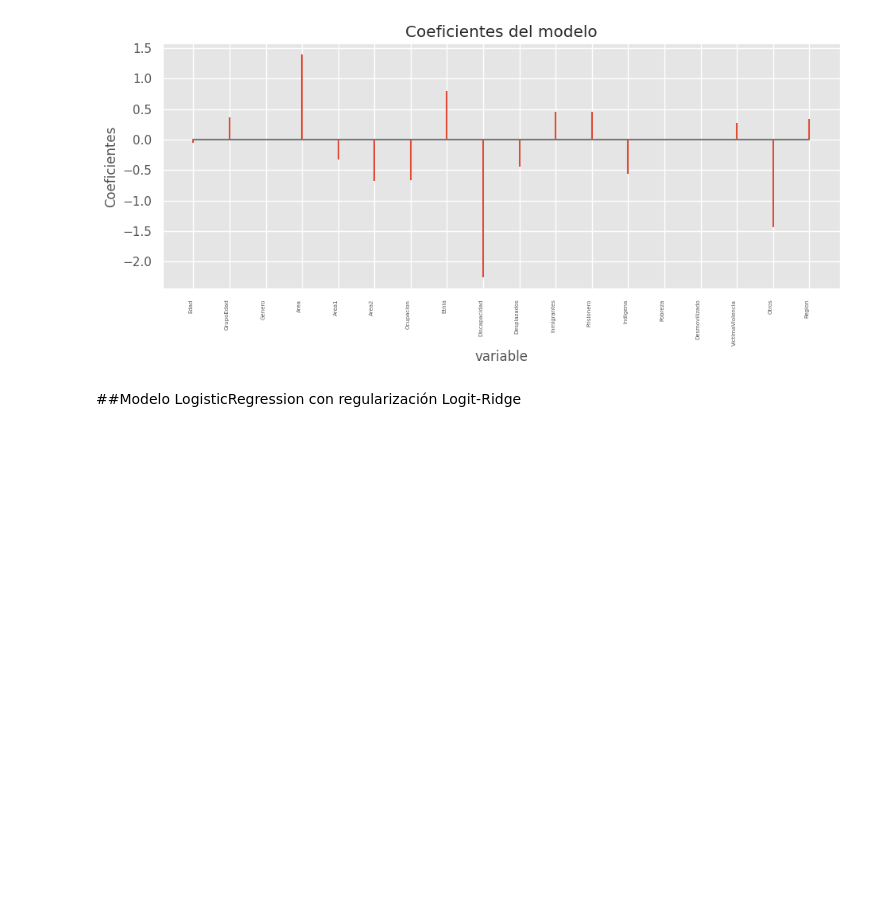
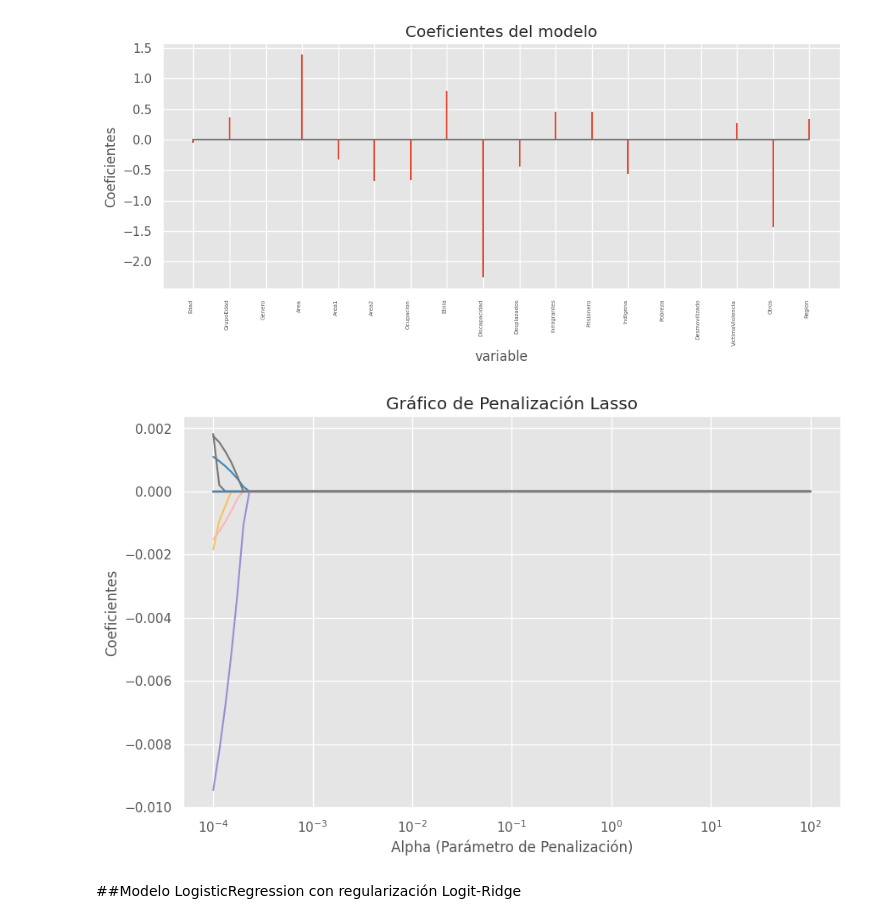
Before and after one commit to cam2149/MachinelearningI, a Jupyter notebook: Examen3_Ejercicio4.ipynb, the cells around one changed output. Saved outputs shown, nothing was run; the diff lists cells and outputs as text; code cells hidden in the pictures; blank space fills up the shorter version.

```diff
--- a/Examen3_Ejercicio4.ipynb
+++ b/Examen3_Ejercicio4.ipynb
@@ -556,6 +559,32 @@ Coeficientes: [[-0.05758413  0.36442263  0.0133101   1.39357068 -0.33041719 -0.6
   -0.55963777  0.          0.          0.28050277 -1.43184584  0.34095247]]
 Intercepto: [1.23104947]
 [figure]
+# %%
+# Crear una lista de valores de alpha para la penalización Lasso
+alphas = np.logspace(-4, 2, 100)
+# Crear una lista para almacenar los coeficientes para cada valor de alpha
+coefs = []
+# Iterar sobre los valores de alpha y ajustar el modelo Lasso
+for alpha in alphas:
+    lasso_model = Lasso(alpha=alpha)
+    lasso_model.fit(X_train, y_train)
+    coefs.append(lasso_model.coef_)
+
+# Convertir la lista de coeficientes a un array NumPy
+coefs = np.array(coefs)
+
+# Graficar la penalización Lasso
+plt.figure(figsize=(10, 6))
+ax = plt.gca()
+ax.plot(alphas, coefs)
+ax.set_xscale('log')
+plt.xlabel('Alpha (Parámetro de Penalización)')
+plt.ylabel('Coeficientes')
+plt.title('Gráfico de Penalización Lasso')
+#plt.legend(X.columns)
+plt.show()
+# %% [output]
+[figure, added]
 # %% [markdown]
 ##Modelo LogisticRegression con regularización Logit-Ridge
 # %%
```
Also changed, not shown: parts of 4 cells of this notebook.
